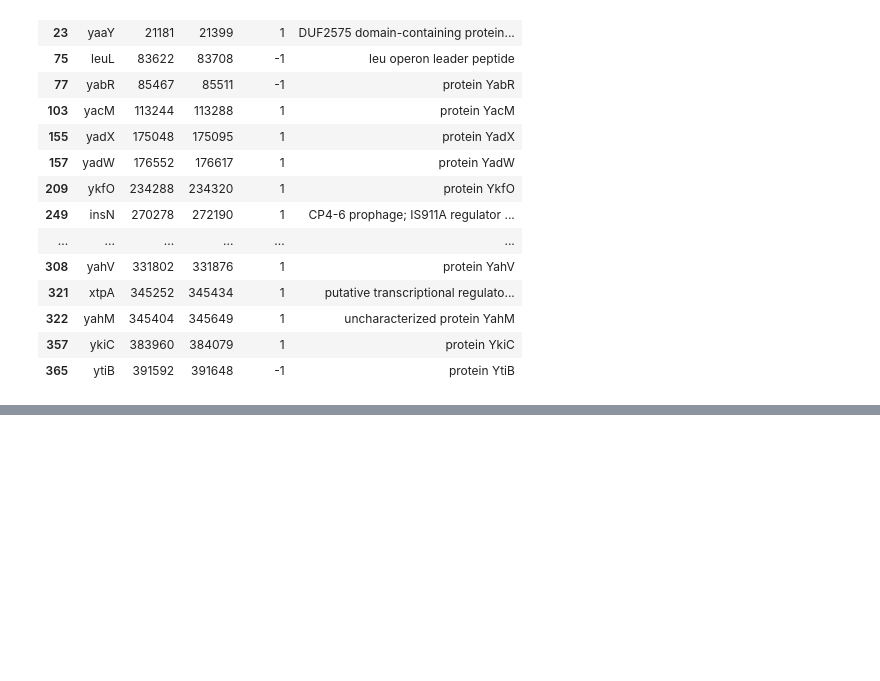
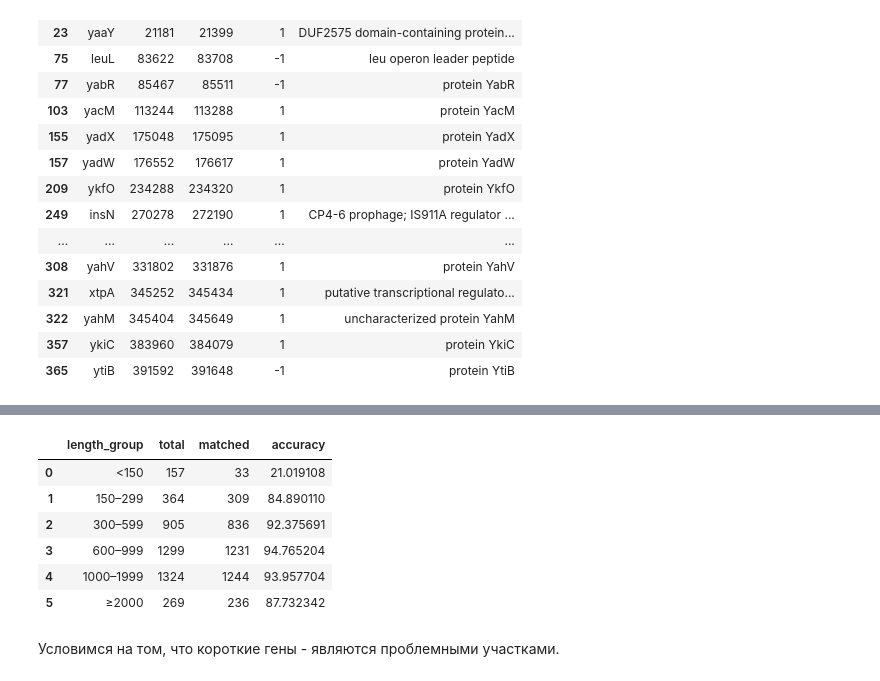
Before and after one commit to dankasokol/Genome-annotation-E.coli-K12, a Jupyter notebook: notebooks/01_genome_exploration.ipynb, the cells around one changed output, grey strips where cells are left out. Cells and saved outputs as stored; diff of their text form; code cells hidden in the pictures; blank space fills up the shorter version.

```diff
--- a/notebooks/01_genome_exploration.ipynb
+++ b/notebooks/01_genome_exploration.ipynb
@@ -559,0 +618,44 @@ CDS без совпадения стоп-границы: 179
+# %%
+ref["exact_match"] = [
+    (start, end, strand) in prodigal_coords
+    for start, end, strand in zip(
+        ref["start"], ref["end"], ref["strand"]
+    )
+]
+
+bins = [0, 150, 300, 600, 1000, 2000, np.inf]
+labels = [
+    "<150", "150–299", "300–599",
+    "600–999", "1000–1999", "≥2000"
+]
+
+ref["length_group"] = pd.cut(
+    ref["length"],
+    bins=bins,
+    labels=labels,
+    right=False
+)
+
+quality_by_length = (
+    ref.groupby("length_group", observed=True)
+    .agg(
+        total=("exact_match", "size"),
+        matched=("exact_match", "sum"),
+        accuracy=("exact_match", "mean")
+    )
+    .reset_index()
+)
+
+quality_by_length["accuracy"] *= 100
+
+display(quality_by_length)
+# %% [output]
+|  | length_group | total | matched | accuracy |
+| 0 | <150 | 157 | 33 | 21.019108 |
+| 1 | 150–299 | 364 | 309 | 84.890110 |
+| 2 | 300–599 | 905 | 836 | 92.375691 |
+| 3 | 600–999 | 1299 | 1231 | 94.765204 |
+| 4 | 1000–1999 | 1324 | 1244 | 93.957704 |
+| 5 | ≥2000 | 269 | 236 | 87.732342 |
+# %% [markdown]
+Условимся на том, что короткие гены - являются проблемными участками.
```
Also changed, not shown: parts of 4 cells of this notebook, 19 other files.
